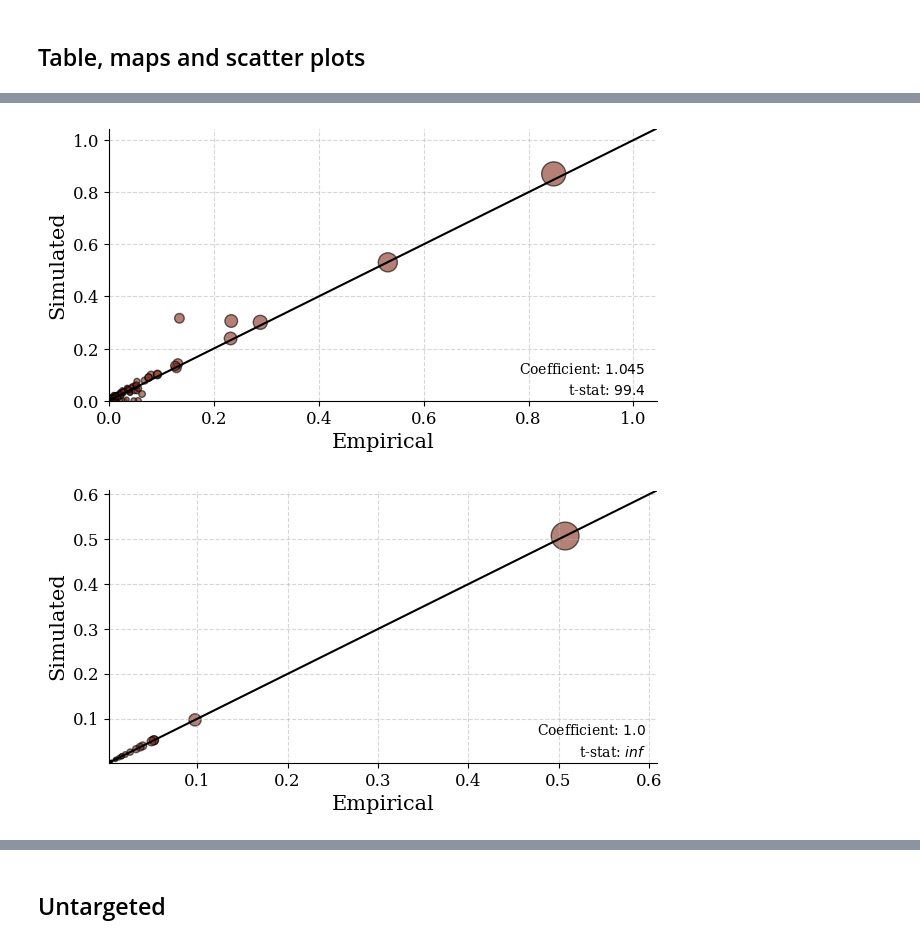
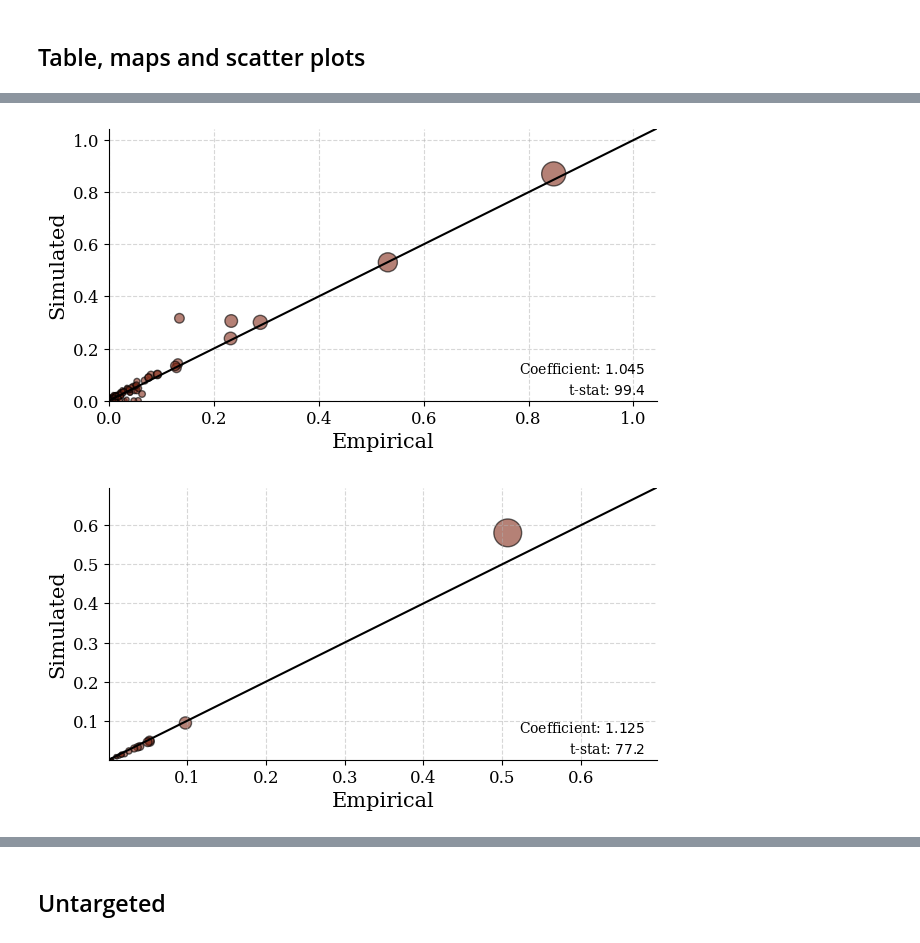
Before and after one commit to SwannChelly/SMM_Spatial_Comovement, a Jupyter notebook: analysis.ipynb, the cells around one changed output, grey strips where cells are left out. Drawn from its saved outputs; the diff is of its cells as text; code cells hidden in the pictures.

```diff
--- a/analysis.ipynb
+++ b/analysis.ipynb
@@ -499,9 +499,3 @@ def unpack_data(data_dict):
 
 # Or more elegantly with locals().update() in a notebook:
 # locals().update(data)
-# %%
-best_simulated_moments_dict = unpack_simulated_moments(
-        best_simulated_moments,
-        reference_empirical_moments
-    )
-best_simulated_moments_dict['emp_gamma_ls']
@@ -556,15 +582,5 @@ empirical_moments_dict['emp_gamma_ls'].shape
 # %% [markdown]
 # Reporting
-# %%
-
-# Load and unpack in one step
-industry_dict = {"auto":{"industry_label":"auto","industry_name":"auto"},
-"aero":{"industry_label":"aero","industry_name":"aero"}}
-
-data = load_industry_data(industry_dict['auto']['industry_label'], industry_dict['auto']['industry_name'])
-globals().update(data)  # In a script
-print(d)  # "C29A"
-filter_N_upstream_df.ze2010.nunique()
 # %% [markdown]
 ## Merging reporting tables
 # %%
@@ -792,45 +820,41 @@ empirical_moments_dict['emp_gamma_ls']
-# %%
-emp_g = empirical_moments_dict['emp_gamma_ls'].ravel()
-sim_g = best_simulated_moments_dict['emp_gamma_ls'][:, :, K].ravel()
-plt.scatter(emp_g,sim_g.T)
 # %%
-emp_g = empirical_moments_dict['emp_gamma_ls'].ravel()
-sim_g = best_simulated_moments_dict['emp_gamma_ls'][:, :, K].ravel()
-sim_g = sim_g[emp_g!=0]
-emp_g = emp_g[emp_g!=0]
+
+for industry in ['auto','aero']:
+    data = load_industry_data(industry)
+    globals().update(data)  # In a script
+
+    emp_g = empirical_moments_dict['emp_gamma_ls'].ravel()
+    sim_g = best_simulated_moments_dict['emp_gamma_ls'][:, :, K].ravel()
+    sim_g = sim_g[emp_g!=0]
+    emp_g = emp_g[emp_g!=0]
+
+    fig, axs = plt.subplots(1, 1, figsize=get_figsize())
+
+    bubble_scatter(
+        axs,
+        emp_g,
+        sim_g,
+        r"Empirical",
+        r"Simulated",
+        None,regression_line = False
+    )
+
+    fig.savefig(os.path.join("../reporting_combined", f'emp_sim_gamma_{industry}.pdf'), format='pdf', bbox_inches='tight')
+
+    fig, axs = plt.subplots(1, 1, figsize=get_figsize())
 
 
+    emp_pi_r = empirical_moments_dict['emp_pi_r'].ravel()
+    sim_pi_r = best_simulated_moments_dict['emp_pi_r'][:, K].ravel()
 
-
-fig, axs = plt.subplots(1, 1, figsize=get_figsize())
-
-bubble_scatter(
-    axs,
-    emp_g,
-    sim_g,
-    r"Empirical",
-    r"Simulated",
-    None,regression_line = False
-)
-
-fig.savefig(os.path.join("../reporting_combined", f'emp_sim_gamma_{industry}.pdf'), format='pdf', bbox_inches='tight')
-
-fig, axs = plt.subplots(1, 1, figsize=get_figsize())
-
-
-pi_r = load_pi_r(best_simulated_moments_dict['emp_pi_r'][:, K])
-
-emp_pi = pi_r.pi_r.values
-sim_pi = pi_r.sim_pi_r.values
-
-bubble_scatter(
-    axs,
-    emp_pi,
-    sim_pi,
-    r"Empirical",
-    r"Simulated",
-    None,
-    size_scale=400,regression_line = False
-)
-fig.savefig(os.path.join("../reporting_combined", f'emp_sim_pi_{industry}.pdf'), format='pdf', bbox_inches='tight')
+    bubble_scatter(
+        axs,
+        emp_pi_r,
+        sim_pi_r,
+        r"Empirical",
+        r"Simulated",
+        None,
+        size_scale=400,regression_line = False
+    )
+    fig.savefig(os.path.join("../reporting_combined", f'emp_sim_pi_{industry}.pdf'), format='pdf', bbox_inches='tight')
 # %% [output]
@@ -851,2 +861,2 @@ See the documentation for a more detailed explanation: https://pandas.pydata.org
 [figure]
-[figure, old version]
+[figure, new version]
```
Also changed, not shown: parts of 39 cells of this notebook, 3 other files.
